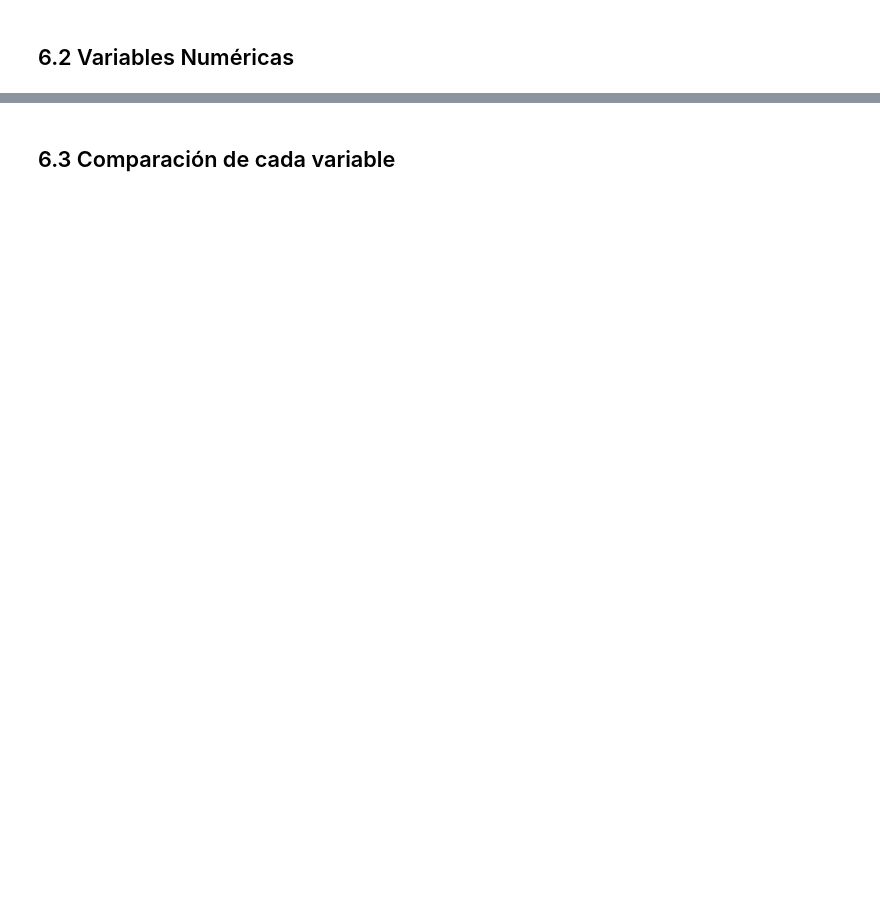
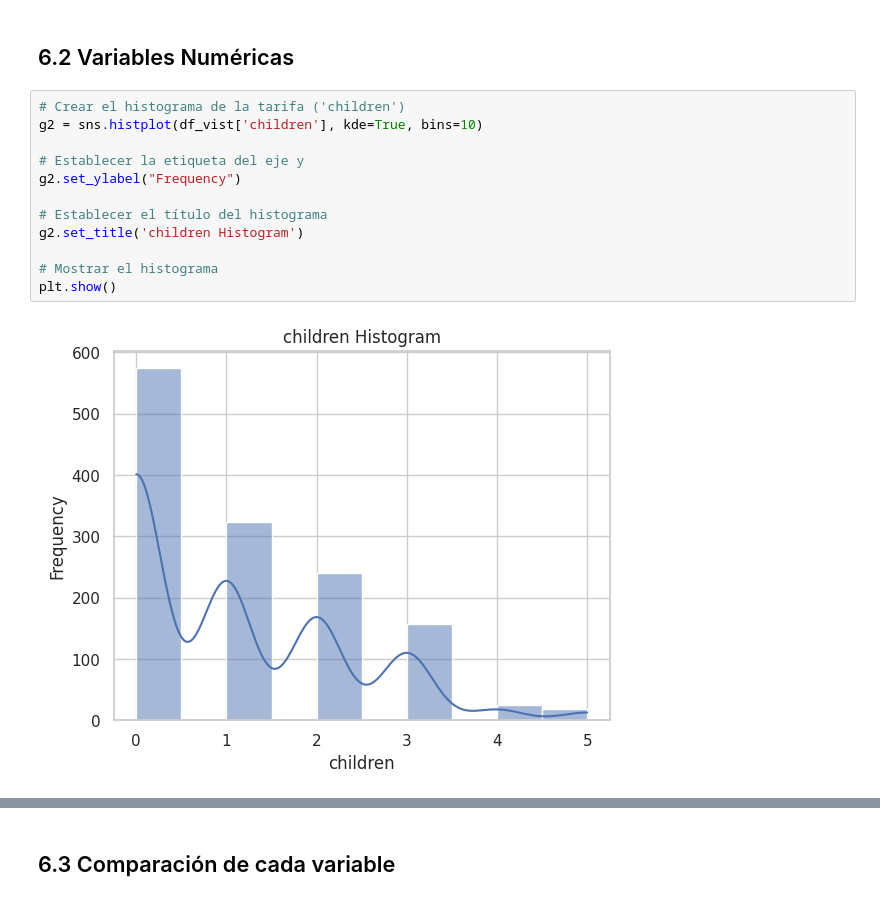
Before and after one commit to josem17-cyber/EDA_PySparkML, a Jupyter notebook: notebooks/EDA_Spark.ipynb, the cells around one changed output, grey strips where cells are left out. Cells and saved outputs as stored; diff of their text form; blank space fills up the shorter version.

```diff
--- a/notebooks/EDA_Spark.ipynb
+++ b/notebooks/EDA_Spark.ipynb
@@ -245,4 +275,18 @@ plt.show()
 # %% [markdown]
 ## 6.2 Variables Numéricas
+# %%
+# Crear el histograma de la tarifa ('children')
+g2 = sns.histplot(df_vist['children'], kde=True, bins=10)
+
+# Establecer la etiqueta del eje y
+g2.set_ylabel("Frequency")
+
+# Establecer el título del histograma
+g2.set_title('children Histogram')
+
+# Mostrar el histograma
+plt.show()
+# %% [output]
+[figure, added]
 # %%
 # Crear el histograma de la tarifa ('age')
```
Also changed, not shown: parts of 41 cells of this notebook.
